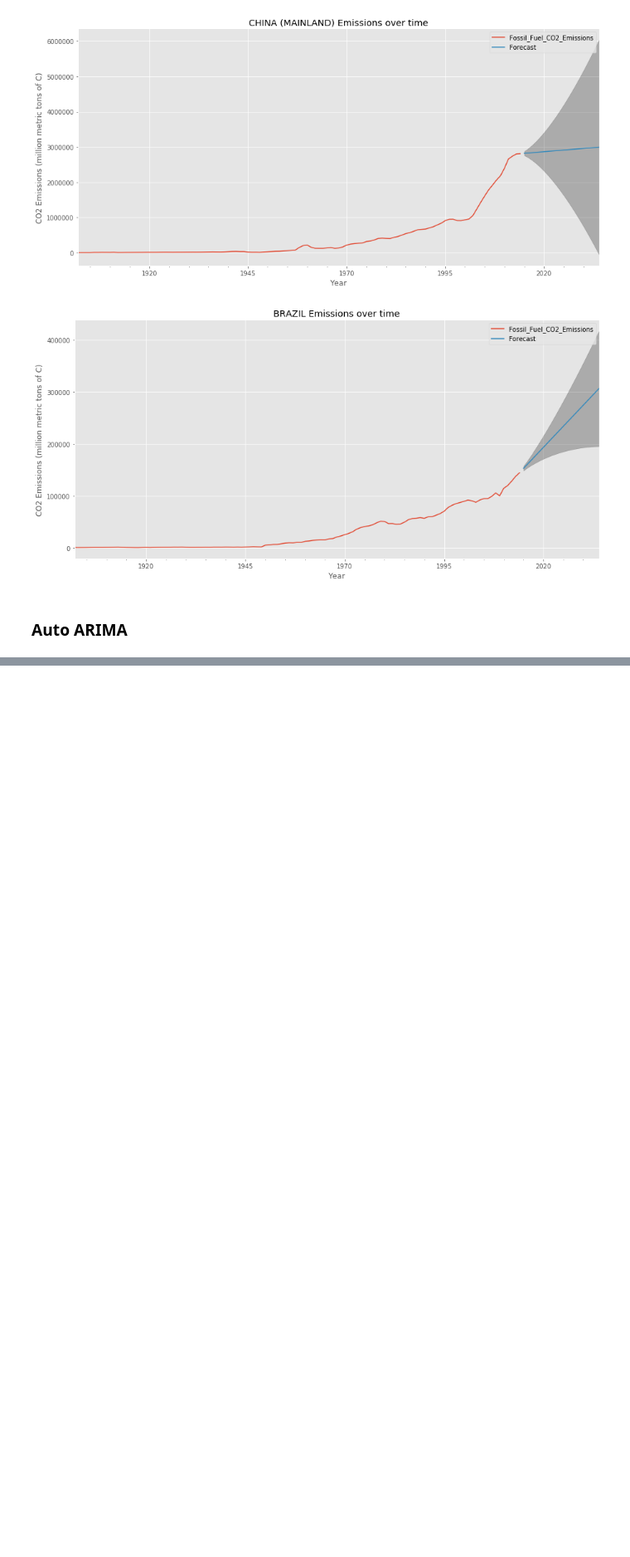
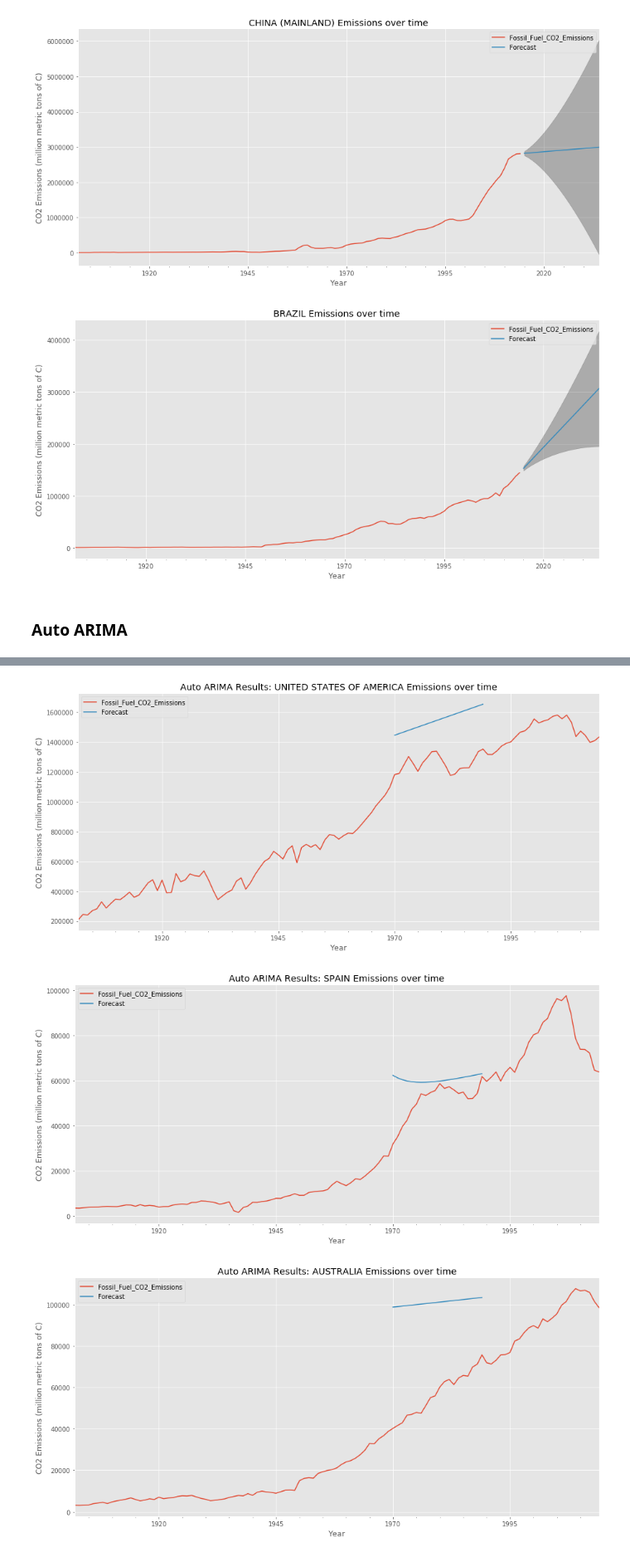
Before and after one commit to BenGeissel/Country-CO2-Emission-Time-Series-Analysis-Mod4Project, a Jupyter notebook: Mod4Project_workfile_Ben_v2.ipynb, the cells around one changed output, grey strips where cells are left out. Shown at 83% size. Drawn from its saved outputs; the diff is of its cells as text; code cells hidden in the pictures; blank space fills up the shorter version.

```diff
--- a/Mod4Project_workfile_Ben_v2.ipynb
+++ b/Mod4Project_workfile_Ben_v2.ipynb
@@ -451,15 +451,15 @@ for key in results_dict.keys():
 from pyramid.arima import auto_arima
 # %%
 # Auto Arima
+auto_arima_results_dict = {}
 for key in country_df_dict.keys():
     ts = country_df_dict[key]
     stepwise_model = auto_arima(ts, start_p=0, start_q=0,
-                               max_p=3, max_q=3, m=1,
-                               start_P=0, seasonal=False,
-                               trace=True,
+                               max_p=3, max_q=3, m=1, seasonal=False, trace=True,
                                error_action='ignore',
                                suppress_warnings=True,
                                stepwise=True)
+    auto_arima_results_dict[key] = stepwise_model
     print(key[:-3])
     print(stepwise_model.aic())
 # %% [output]
@@ -481,2 +481,20 @@ Total fit time: 0.621 seconds
 BRAZIL
 2030.9105624196916
+# %%
+# Plot Auto Arima Results
+for key in auto_arima_results_dict.keys():
+    model = auto_arima_results_dict[key]
+
+    forecast = model.predict(n_periods = 20)
+
+    ax = country_df_dict[key].plot(label='observed', figsize=(15,7))
+    ax.plot(forecast, label='Forecast')
+    ax.set_xlabel('Year')
+    ax.set_ylabel('CO2 Emissions (million metric tons of C)')
+    plt.title(f'Auto ARIMA Results: {key[:-3]} Emissions over time')
+    plt.legend()
+    plt.show()
+# %% [output]
+[figure, added]
+[figure, added]
+[figure, added]
```
Also changed, not shown: parts of 3 cells of this notebook.
